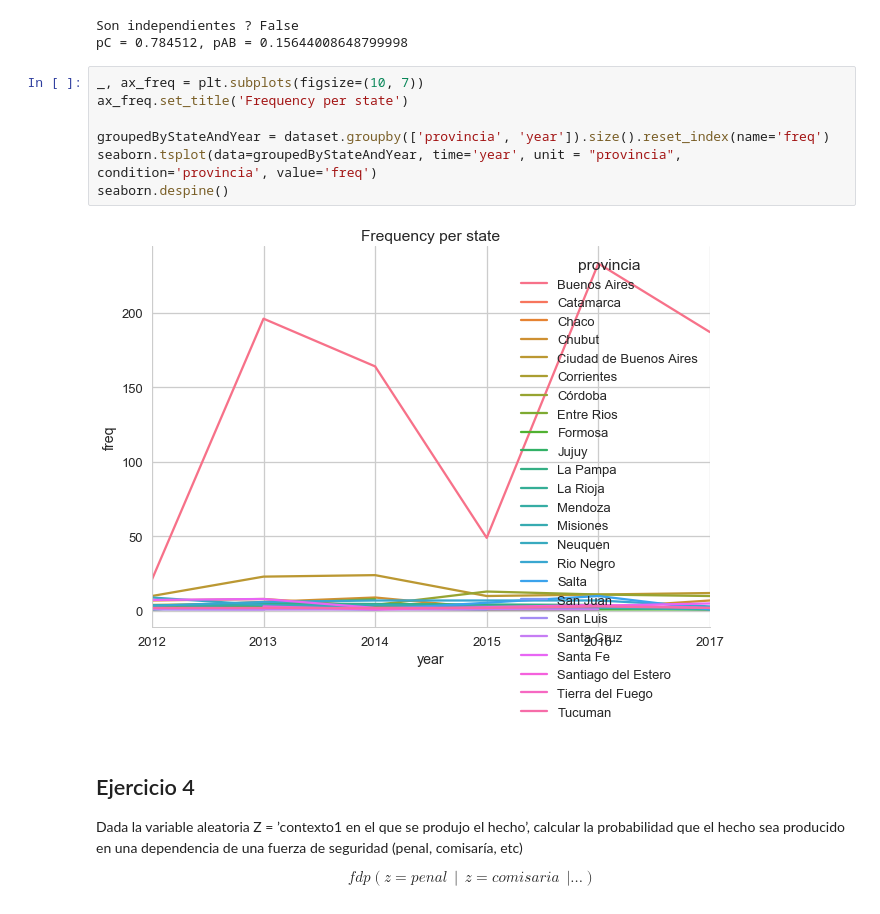
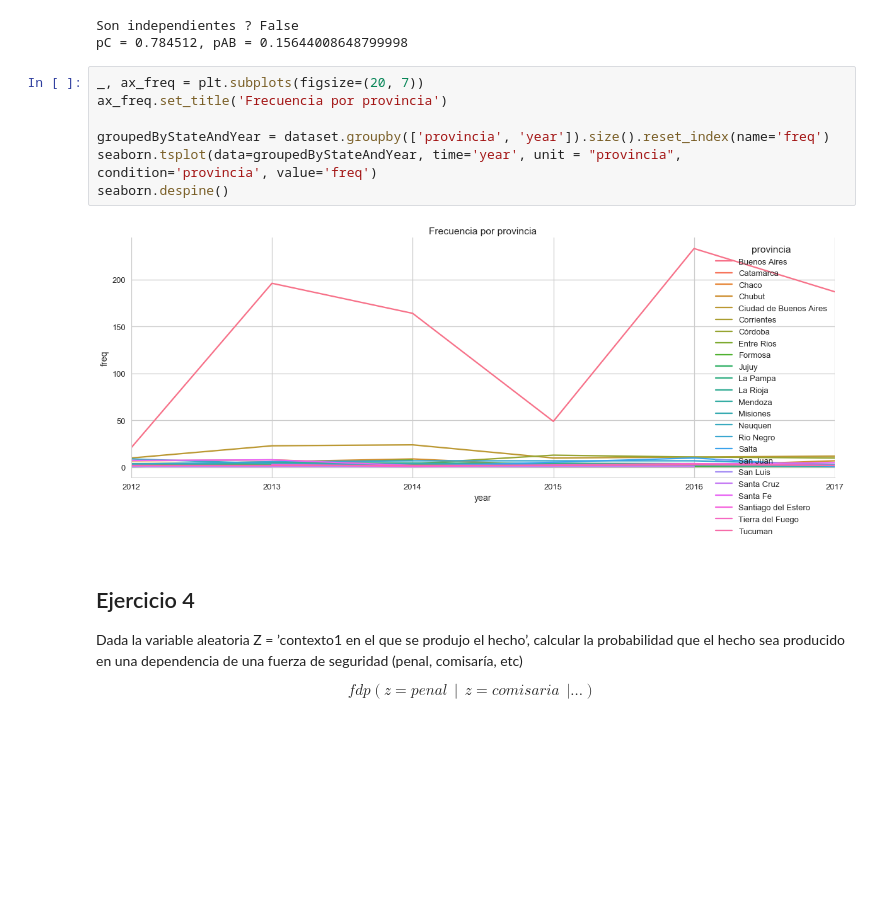
Before and after one commit to rodricarranza/DiploDatos, a Jupyter notebook: analysis_and_visualization/tasks/task1.ipynb, the cells around one changed output. Cells and saved outputs as stored; diff of their text form; blank space fills up the shorter version.

```diff
--- a/analysis_and_visualization/tasks/task1.ipynb
+++ b/analysis_and_visualization/tasks/task1.ipynb
@@ -296,14 +305,14 @@ print('pC = {}, pAB = {}'.format(pC, pAB))
 Son independientes ? False
 pC = 0.784512, pAB = 0.15644008648799998
 # %%
-_, ax_freq = plt.subplots(figsize=(10, 7))
-ax_freq.set_title('Frequency per state')
+_, ax_freq = plt.subplots(figsize=(20, 7))
+ax_freq.set_title('Frecuencia por provincia')
 
 groupedByStateAndYear = dataset.groupby(['provincia', 'year']).size().reset_index(name='freq')
 seaborn.tsplot(data=groupedByStateAndYear, time='year', unit = "provincia", condition='provincia', value='freq')
 seaborn.despine()
 # %% [output]
-[figure, old version]
+[figure, new version]
 # %% [markdown]
 ## Ejercicio 4
 
```
Also changed, not shown: parts of 5 cells of this notebook.
